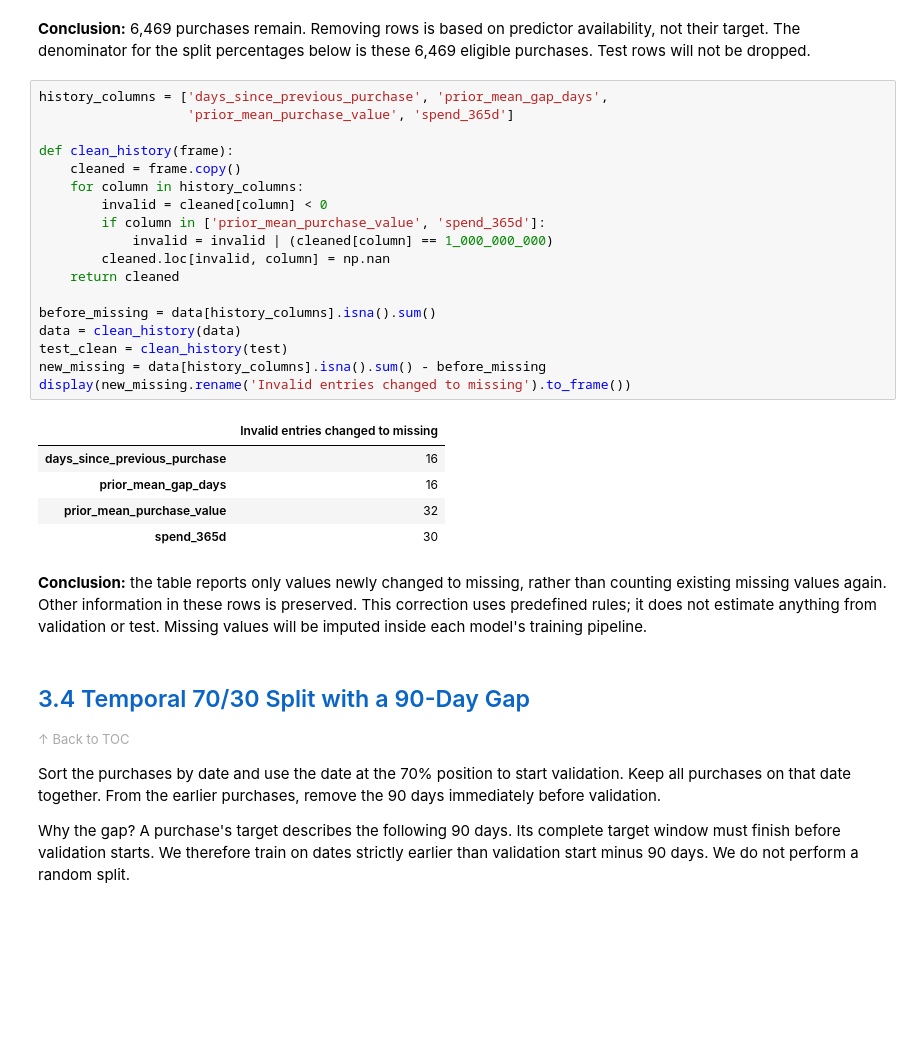
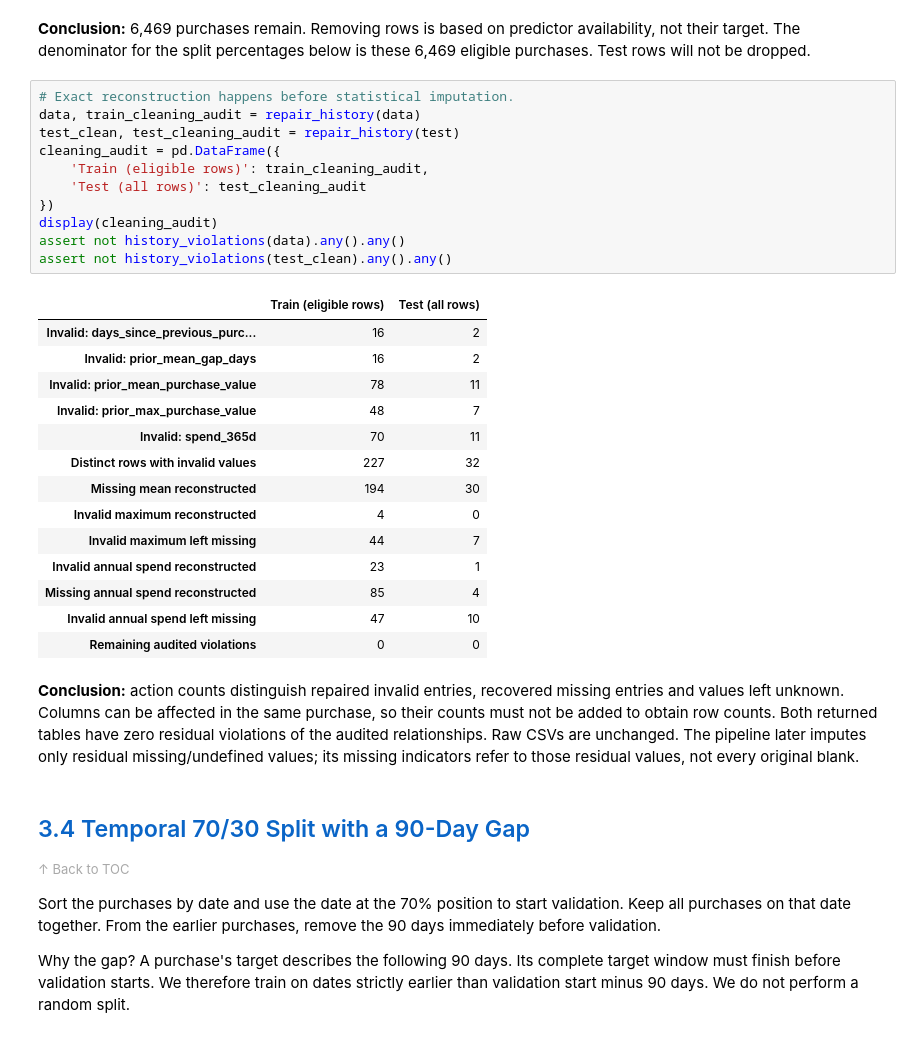
Before and after one commit to alfredosoudo21/ML_Group_04, a Jupyter notebook: notebooks/03_temporal_baseline_experiments.ipynb, the cells around one changed output. Drawn from its saved outputs; the diff is of its cells as text; blank space fills up the shorter version.

```diff
--- a/notebooks/03_temporal_baseline_experiments.ipynb
+++ b/notebooks/03_temporal_baseline_experiments.ipynb
@@ -176,31 +189,33 @@ Purchases available for the experiments: 6469
 # %% [markdown]
 **Conclusion:** 6,469 purchases remain. Removing rows is based on predictor availability, not their target. The denominator for the split percentages below is these 6,469 eligible purchases. Test rows will not be dropped.
 # %%
-history_columns = ['days_since_previous_purchase', 'prior_mean_gap_days',
-                   'prior_mean_purchase_value', 'spend_365d']
-
-def clean_history(frame):
-    cleaned = frame.copy()
-    for column in history_columns:
-        invalid = cleaned[column] < 0
-        if column in ['prior_mean_purchase_value', 'spend_365d']:
-            invalid = invalid | (cleaned[column] == 1_000_000_000)
-        cleaned.loc[invalid, column] = np.nan
-    return cleaned
-
-before_missing = data[history_columns].isna().sum()
-data = clean_history(data)
-test_clean = clean_history(test)
-new_missing = data[history_columns].isna().sum() - before_missing
-display(new_missing.rename('Invalid entries changed to missing').to_frame())
+# Exact reconstruction happens before statistical imputation.
+data, train_cleaning_audit = repair_history(data)
+test_clean, test_cleaning_audit = repair_history(test)
+cleaning_audit = pd.DataFrame({
+    'Train (eligible rows)': train_cleaning_audit,
+    'Test (all rows)': test_cleaning_audit
+})
+display(cleaning_audit)
+assert not history_violations(data).any().any()
+assert not history_violations(test_clean).any().any()
 # %% [output]
-|  | Invalid entries changed to missing |
-| days_since_previous_purchase | 16 |
-| prior_mean_gap_days | 16 |
-| prior_mean_purchase_value | 32 |
-| spend_365d | 30 |
+|  | Train (eligible rows) | Test (all rows) |
+| Invalid: days_since_previous_purc... | 16 | 2 |
+| Invalid: prior_mean_gap_days | 16 | 2 |
+| Invalid: prior_mean_purchase_value | 78 | 11 |
+| Invalid: prior_max_purchase_value | 48 | 7 |
+| Invalid: spend_365d | 70 | 11 |
+| Distinct rows with invalid values | 227 | 32 |
+| Missing mean reconstructed | 194 | 30 |
+| Invalid maximum reconstructed | 4 | 0 |
+| Invalid maximum left missing | 44 | 7 |
+| Invalid annual spend reconstructed | 23 | 1 |
+| Missing annual spend reconstructed | 85 | 4 |
+| Invalid annual spend left missing | 47 | 10 |
+| Remaining audited violations | 0 | 0 |
 # %% [markdown]
-**Conclusion:** the table reports only values newly changed to missing, rather than counting existing missing values again. Other information in these rows is preserved. This correction uses predefined rules; it does not estimate anything from validation or test. Missing values will be imputed inside each model's training pipeline.
+**Conclusion:** action counts distinguish repaired invalid entries, recovered missing entries and values left unknown. Columns can be affected in the same purchase, so their counts must not be added to obtain row counts. Both returned tables have zero residual violations of the audited relationships. Raw CSVs are unchanged. The pipeline later imputes only residual missing/undefined values; its missing indicators refer to those residual values, not every original blank.
 # %% [markdown]
 <a id="34-temporal-7030-split-with-a-90-day-gap"></a>
 
```
Also changed, not shown: parts of 16 cells of this notebook, 12 other files.
